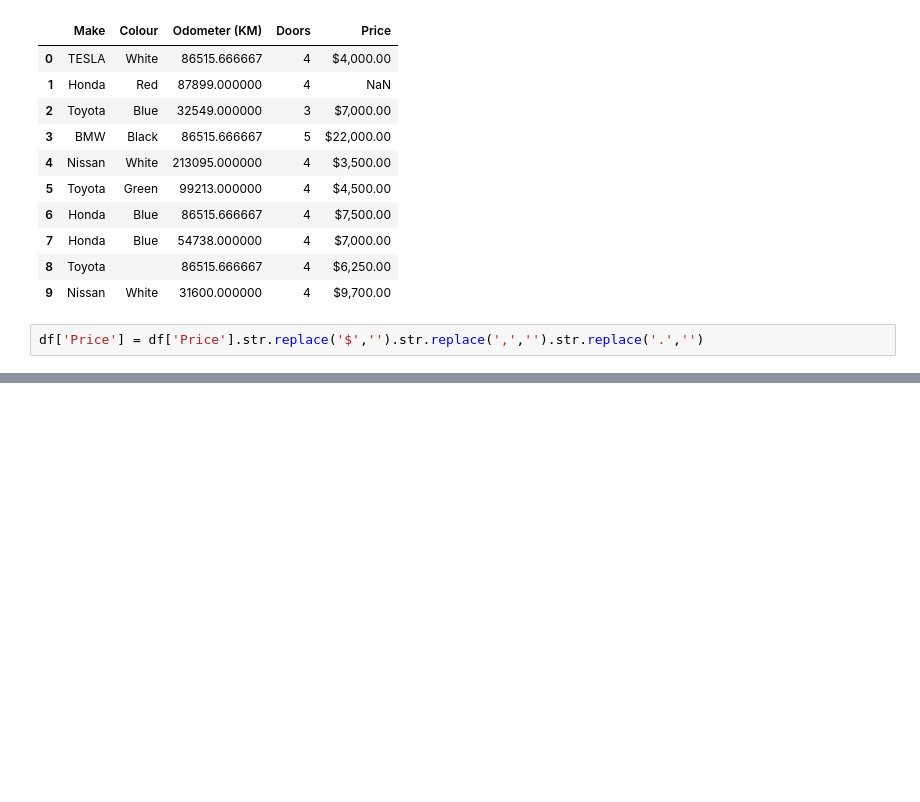
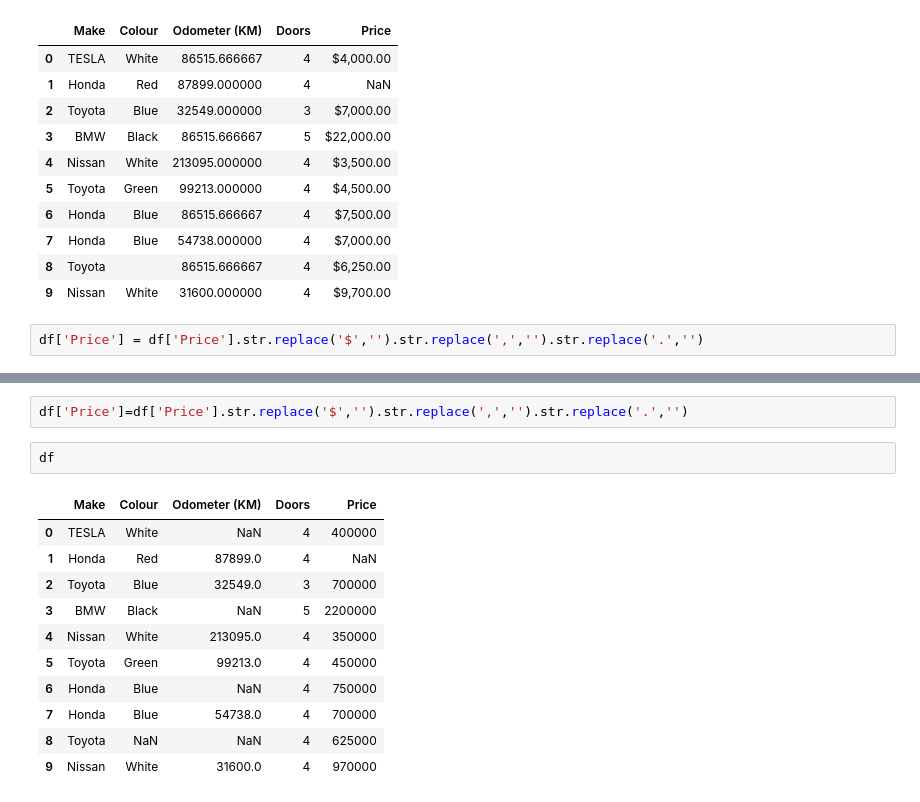
Before and after one commit to torontodeveloper/MachineLearningWithPython, a Jupyter notebook: main.ipynb, the cells around one changed output, grey strips where cells are left out. Saved outputs shown, nothing was run; the diff lists cells and outputs as text; blank space fills up the shorter version.

```diff
--- a/main.ipynb
+++ b/main.ipynb
@@ -869 +869,17 @@ df
+# %%
+df['Price']=df['Price'].str.replace('$','').str.replace(',','').str.replace('.','')
+# %%
+df
+# %% [output]
+|  | Make | Colour | Odometer (KM) | Doors | Price |
+| 0 | TESLA | White | NaN | 4 | 400000 |
+| 1 | Honda | Red | 87899.0 | 4 | NaN |
+| 2 | Toyota | Blue | 32549.0 | 3 | 700000 |
+| 3 | BMW | Black | NaN | 5 | 2200000 |
+| 4 | Nissan | White | 213095.0 | 4 | 350000 |
+| 5 | Toyota | Green | 99213.0 | 4 | 450000 |
+| 6 | Honda | Blue | NaN | 4 | 750000 |
+| 7 | Honda | Blue | 54738.0 | 4 | 700000 |
+| 8 | Toyota | NaN | NaN | 4 | 625000 |
+| 9 | Nissan | White | 31600.0 | 4 | 970000 |
 # %%
```
Also changed, not shown: parts of 11 cells of this notebook, 1 other file.
